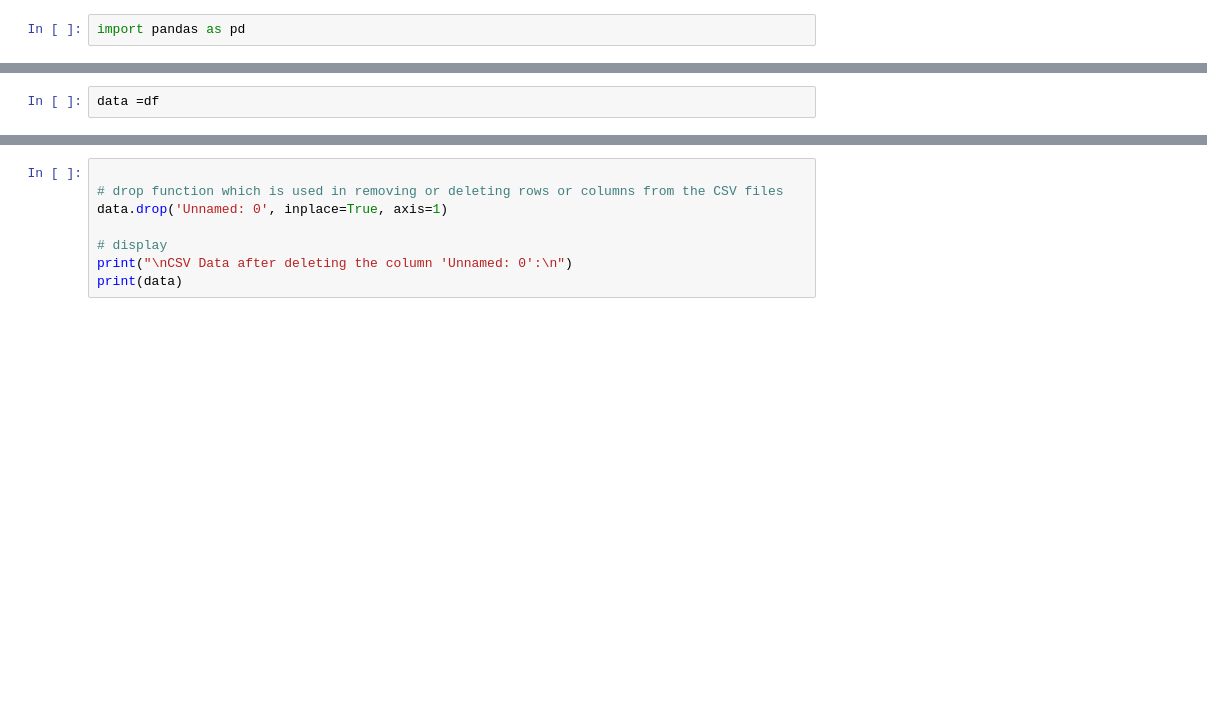
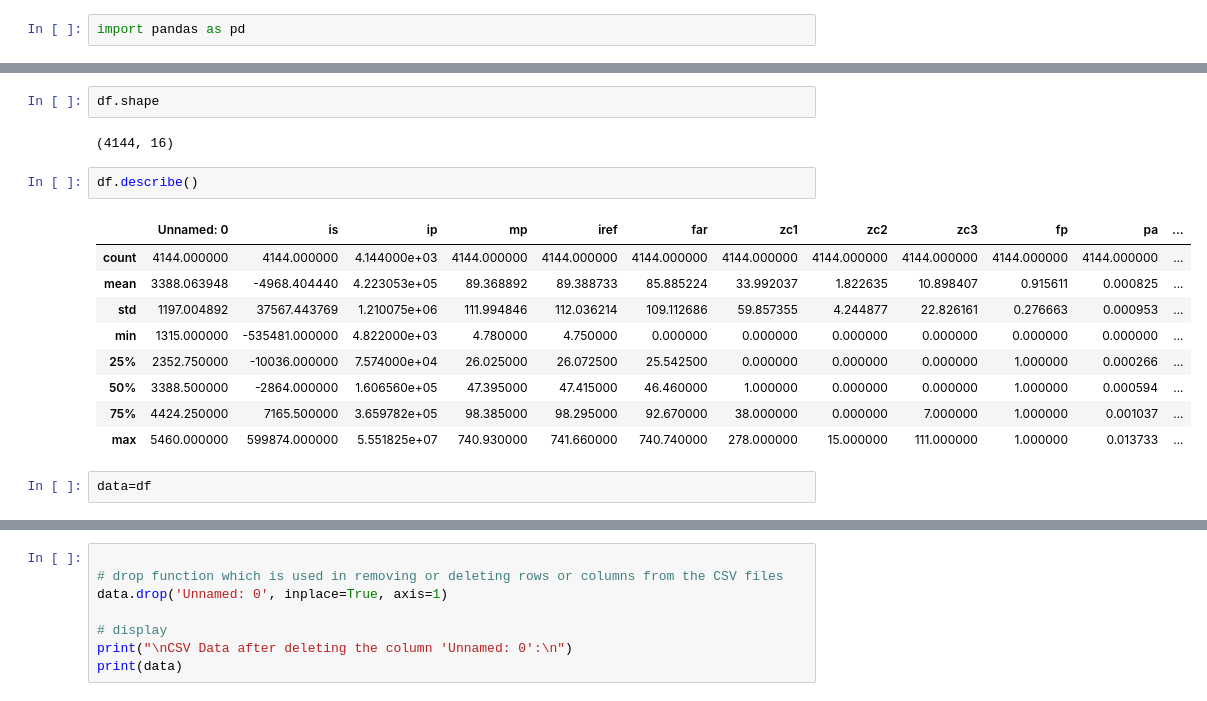
Before and after one commit to AyorindeTayo/freelancework-, a Jupyter notebook: Untitled46.ipynb, the cells around one changed output, grey strips where cells are left out. Saved outputs shown, nothing was run; the diff lists cells and outputs as text; blank space fills up the shorter version.

```diff
--- a/Untitled46.ipynb
+++ b/Untitled46.ipynb
@@ -22,5 +22,21 @@ df.head()
 | 2 | 1317 | 45:004:374:912 | 55831 | 337339 | 24.98 | 24.90 | 25.00 | N | 0 | 0 | 0 | ... |
 | 3 | 1318 | 45:007:307:394 | -28478 | 151805 | 26.70 | 26.72 | 26.66 | N | 0 | 0 | 0 | ... |
 | 4 | 1319 | 45:007:833:650 | 31625 | 571319 | 15.91 | 15.88 | 15.94 | N | 0 | 0 | 0 | ... |
+# %%
+df.shape
+# %% [output]
+(4144, 16)
+# %%
+df.describe()
+# %% [output]
+|  | Unnamed: 0 | is | ip | mp | iref | far | zc1 | zc2 | zc3 | fp | pa | ... |
+| count | 4144.000000 | 4144.000000 | 4.144000e+03 | 4144.000000 | 4144.000000 | 4144.000000 | 4144.000000 | 4144.000000 | 4144.000000 | 4144.000000 | 4144.000000 | ... |
+| mean | 3388.063948 | -4968.404440 | 4.223053e+05 | 89.368892 | 89.388733 | 85.885224 | 33.992037 | 1.822635 | 10.898407 | 0.915611 | 0.000825 | ... |
+| std | 1197.004892 | 37567.443769 | 1.210075e+06 | 111.994846 | 112.036214 | 109.112686 | 59.857355 | 4.244877 | 22.826161 | 0.276663 | 0.000953 | ... |
+| min | 1315.000000 | -535481.000000 | 4.822000e+03 | 4.780000 | 4.750000 | 0.000000 | 0.000000 | 0.000000 | 0.000000 | 0.000000 | 0.000000 | ... |
+| 25% | 2352.750000 | -10036.000000 | 7.574000e+04 | 26.025000 | 26.072500 | 25.542500 | 0.000000 | 0.000000 | 0.000000 | 1.000000 | 0.000266 | ... |
+| 50% | 3388.500000 | -2864.000000 | 1.606560e+05 | 47.395000 | 47.415000 | 46.460000 | 1.000000 | 0.000000 | 0.000000 | 1.000000 | 0.000594 | ... |
+| 75% | 4424.250000 | 7165.500000 | 3.659782e+05 | 98.385000 | 98.295000 | 92.670000 | 38.000000 | 0.000000 | 7.000000 | 1.000000 | 0.001037 | ... |
+| max | 5460.000000 | 599874.000000 | 5.551825e+07 | 740.930000 | 741.660000 | 740.740000 | 278.000000 | 15.000000 | 111.000000 | 1.000000 | 0.013733 | ... |
 # %%
-data =df
+data=df
```
Also changed, not shown: parts of 12 cells of this notebook.
